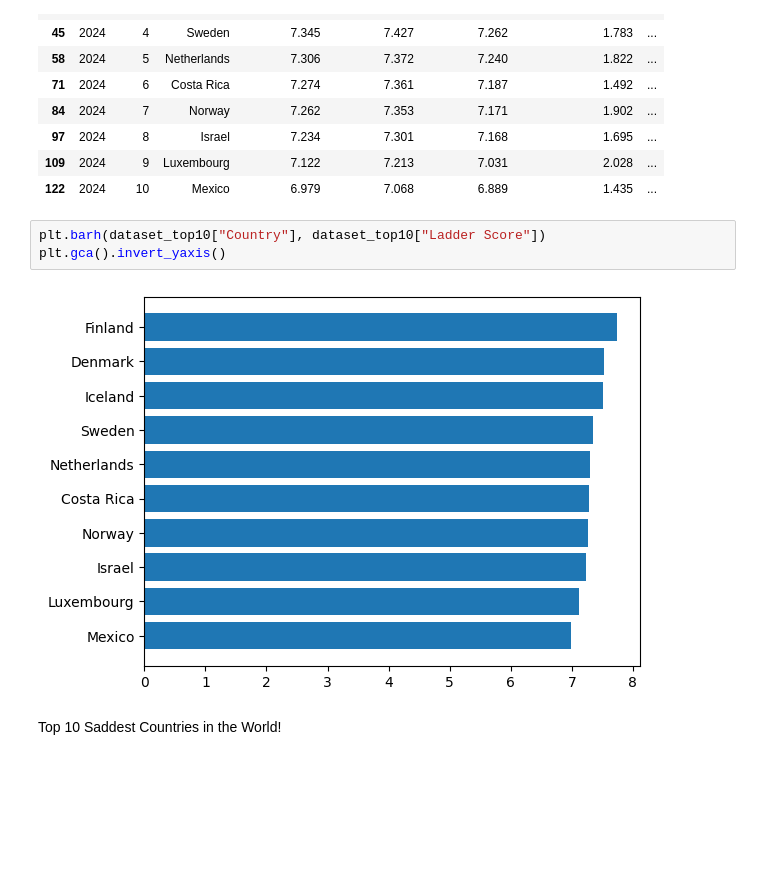
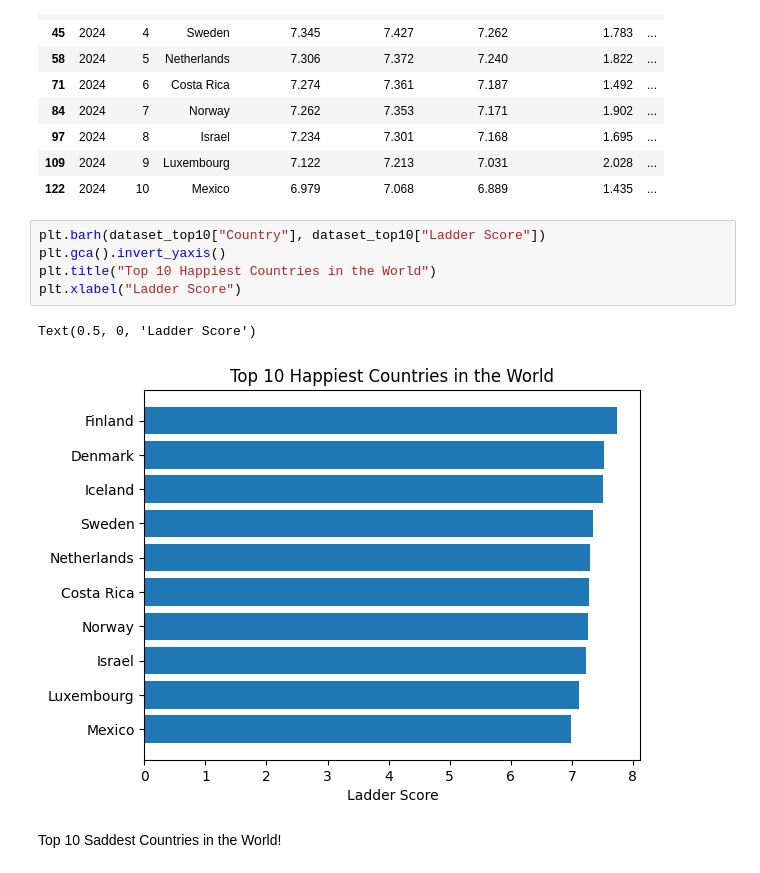
Before and after one commit to matcze/world_happiness, a Jupyter notebook: euro_happiness.ipynb, the cells around one changed output. Saved outputs shown, nothing was run; the diff lists cells and outputs as text; blank space fills up the shorter version.

```diff
--- a/euro_happiness.ipynb
+++ b/euro_happiness.ipynb
@@ -88,8 +88,11 @@ dataset_top10
 # %%
 plt.barh(dataset_top10["Country"], dataset_top10["Ladder Score"])
 plt.gca().invert_yaxis()
+plt.title("Top 10 Happiest Countries in the World")
+plt.xlabel("Ladder Score")
 # %% [output]
+Text(0.5, 0, 'Ladder Score')
-[figure, old version]
+[figure, new version]
 # %% [markdown]
 Top 10 Saddest Countries in the World!
 # %%
```
Also changed, not shown: parts of 2 cells of this notebook.
